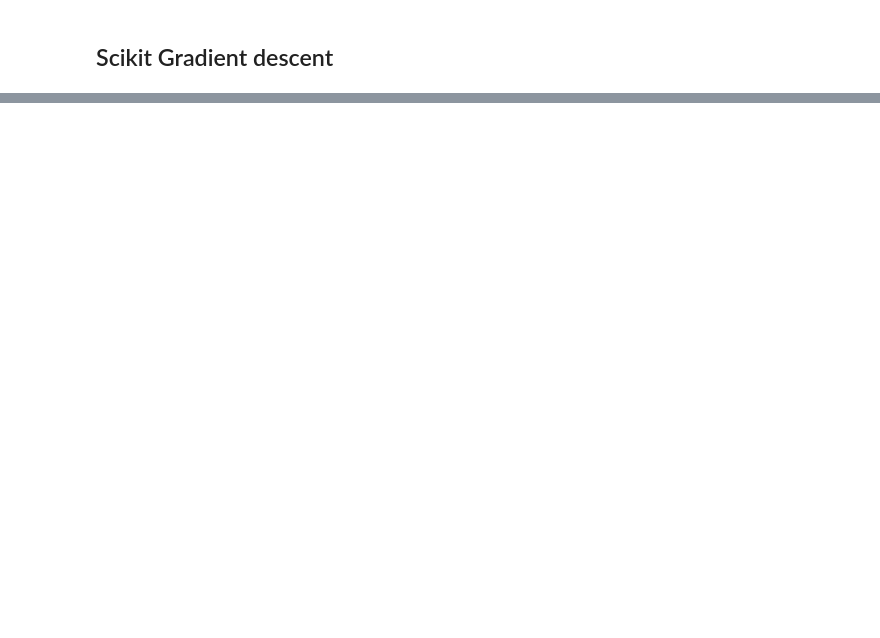
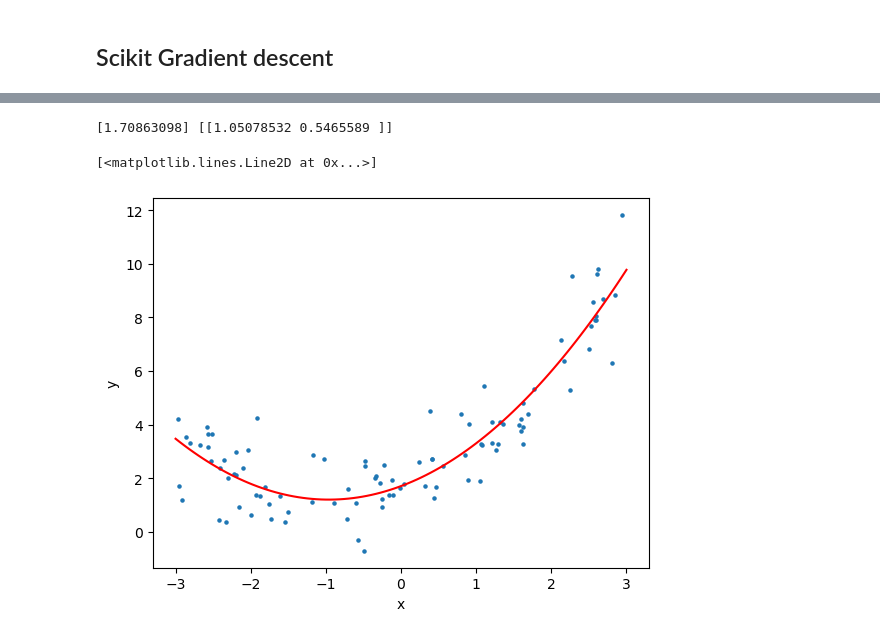
Before and after one commit to c0g1to/data-science-mastering, a Jupyter notebook: scikit/models.ipynb, the cells around one changed output, grey strips where cells are left out. Cells and saved outputs as stored; diff of their text form; code cells hidden in the pictures; blank space fills up the shorter version.

Commit message:
Polynomial regression

```diff
--- a/scikit/models.ipynb
+++ b/scikit/models.ipynb
@@ -168,0 +181,5 @@ print(theta)
+# %%
+X = 6 * np.random.rand(m, 1) - 3
+y = 0.5 * X ** 2 + X + 2 + np.random.randn(m, 1)
+poly_features = PolynomialFeatures(degree=2, include_bias=False)
+default_scatterplot(X, y)
@@ -168,0 +188,4 @@ print(theta)
+# %%
+X_poly = poly_features.fit_transform(X)
+print(X[:10])
+print(X_poly[:10])
@@ -168,0 +213,14 @@ print(theta)
+# %%
+lin_reg.fit(X_poly, y)
+print(lin_reg.intercept_, lin_reg.coef_)
+
+X_plot = np.linspace(-3, 3, 100).reshape(100, 1)
+X_plot_poly = poly_features.fit_transform(X_plot)
+y_plot_pred = lin_reg.predict(X_plot_poly)
+
+default_scatterplot(X, y)
+plt.plot(X_plot, y_plot_pred, c='r')
+# %% [output]
+[1.70863098] [[1.05078532 0.5465589 ]]
+[<matplotlib.lines.Line2D at 0x...>]
+[figure, added]
```
Also changed, not shown: parts of 19 cells of this notebook, 1 other file.
